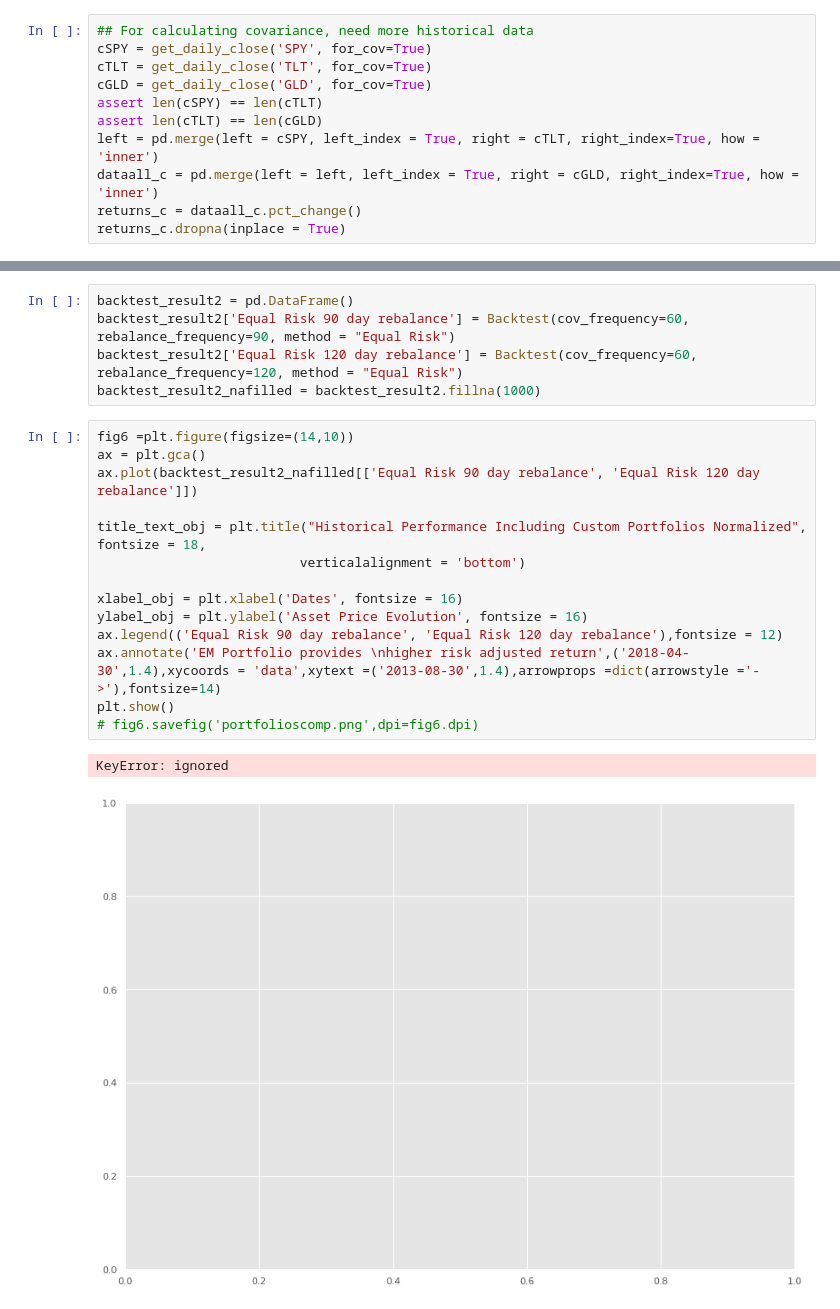
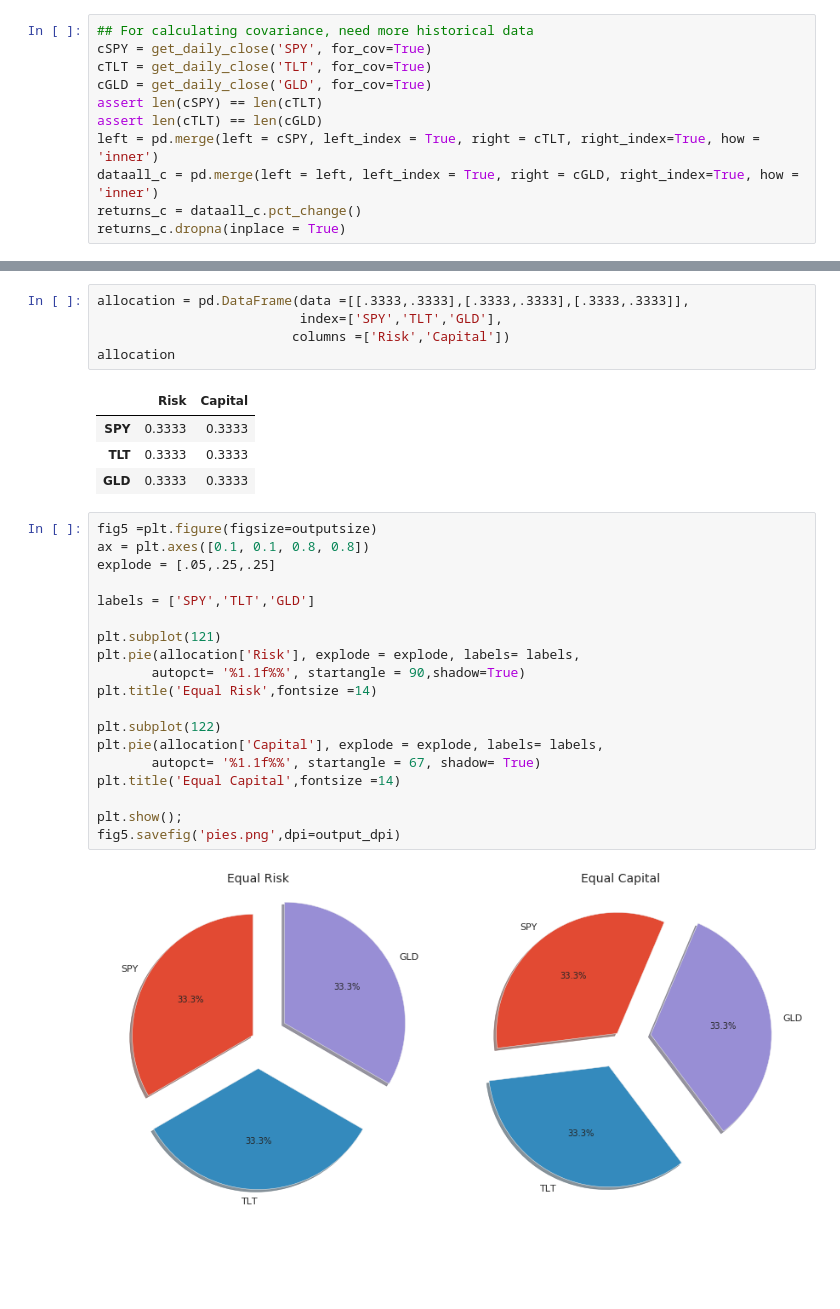
Before and after one commit to wrk1231/EqualCapitalVSEqualRisk, a Jupyter notebook: EqualCapitalVSEqualRisk.ipynb, the cells around one changed output, grey strips where cells are left out. Saved outputs shown, nothing was run; the diff lists cells and outputs as text; blank space fills up the shorter version.

```diff
--- a/EqualCapitalVSEqualRisk.ipynb
+++ b/EqualCapitalVSEqualRisk.ipynb
@@ -576,22 +324,31 @@ plt.show()
-# %%
-backtest_result2 = pd.DataFrame()
-backtest_result2['Equal Risk 90 day rebalance'] = Backtest(cov_frequency=60, rebalance_frequency=90, method = "Equal Risk")
-backtest_result2['Equal Risk 120 day rebalance'] = Backtest(cov_frequency=60, rebalance_frequency=120, method = "Equal Risk")
-backtest_result2_nafilled = backtest_result2.fillna(1000)
-# %%
-fig6 =plt.figure(figsize=(14,10))
-ax = plt.gca()
-ax.plot(backtest_result2_nafilled[['Equal Risk 90 day rebalance', 'Equal Risk 120 day rebalance']])
-
-title_text_obj = plt.title("Historical Performance Including Custom Portfolios Normalized", fontsize = 18,
-                          verticalalignment = 'bottom')
-
-xlabel_obj = plt.xlabel('Dates', fontsize = 16)
-ylabel_obj = plt.ylabel('Asset Price Evolution', fontsize = 16)
-ax.legend(('Equal Risk 90 day rebalance', 'Equal Risk 120 day rebalance'),fontsize = 12)
-ax.annotate('EM Portfolio provides \nhigher risk adjusted return',('2018-04-30',1.4),xycoords = 'data',xytext =('2013-08-30',1.4),arrowprops =dict(arrowstyle ='->'),fontsize=14)
-plt.show()
-# fig6.savefig('portfolioscomp.png',dpi=fig6.dpi)
-# %% [output]
-KeyError: ignored
-[figure, removed]
+# %%
+allocation = pd.DataFrame(data =[[.3333,.3333],[.3333,.3333],[.3333,.3333]],
+                          index=['SPY','TLT','GLD'],
+                         columns =['Risk','Capital'])
+allocation
+# %% [output]
+|  | Risk | Capital |
+| SPY | 0.3333 | 0.3333 |
+| TLT | 0.3333 | 0.3333 |
+| GLD | 0.3333 | 0.3333 |
+# %%
+fig5 =plt.figure(figsize=outputsize)
+ax = plt.axes([0.1, 0.1, 0.8, 0.8])
+explode = [.05,.25,.25]
+
+labels = ['SPY','TLT','GLD']
+
+plt.subplot(121)
+plt.pie(allocation['Risk'], explode = explode, labels= labels,
+       autopct= '%1.1f%%', startangle = 90,shadow=True)
+plt.title('Equal Risk',fontsize =14)
+
+plt.subplot(122)
+plt.pie(allocation['Capital'], explode = explode, labels= labels,
+       autopct= '%1.1f%%', startangle = 67, shadow= True)
+plt.title('Equal Capital',fontsize =14)
+
+plt.show();
+fig5.savefig('pies.png',dpi=output_dpi)
+# %% [output]
+[figure, added]
```
Also changed, not shown: parts of 55 cells of this notebook.
